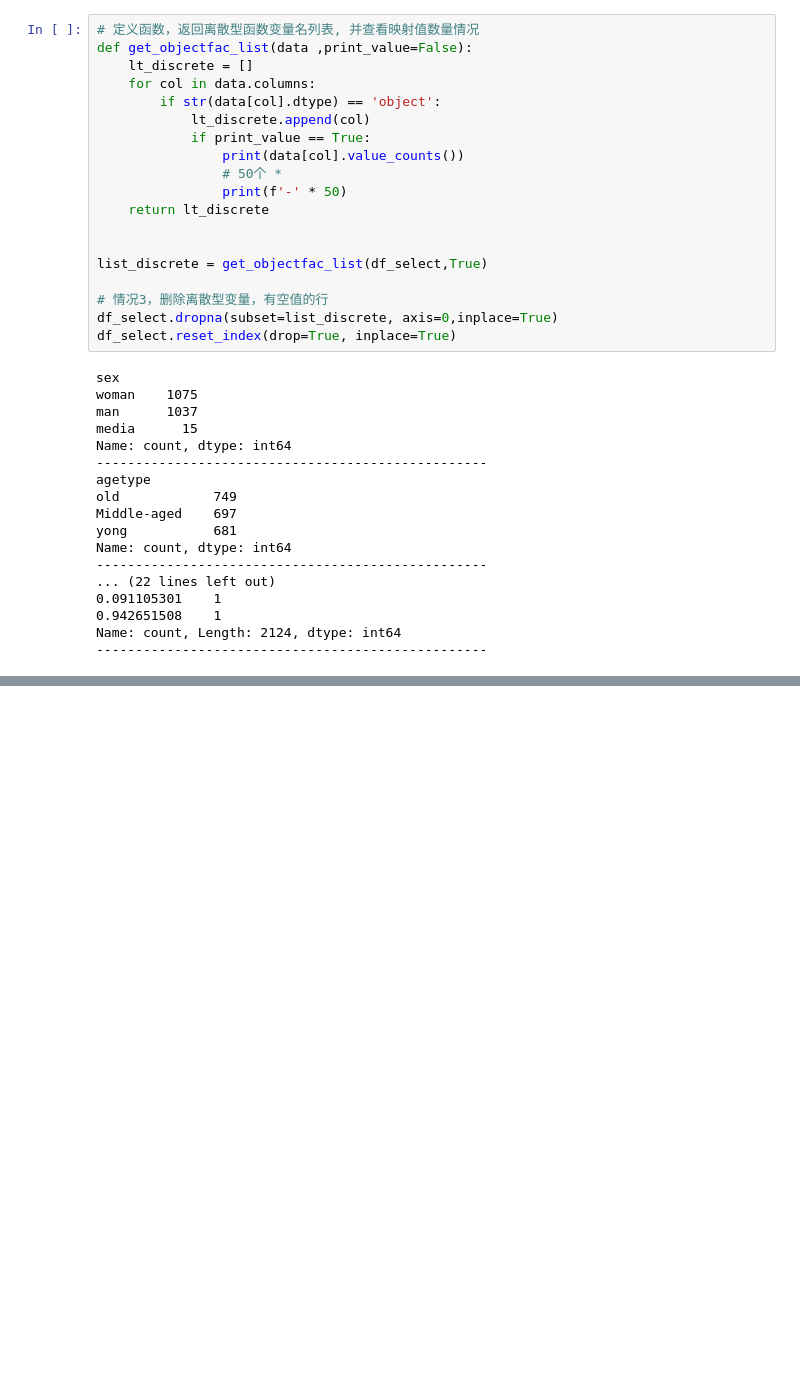
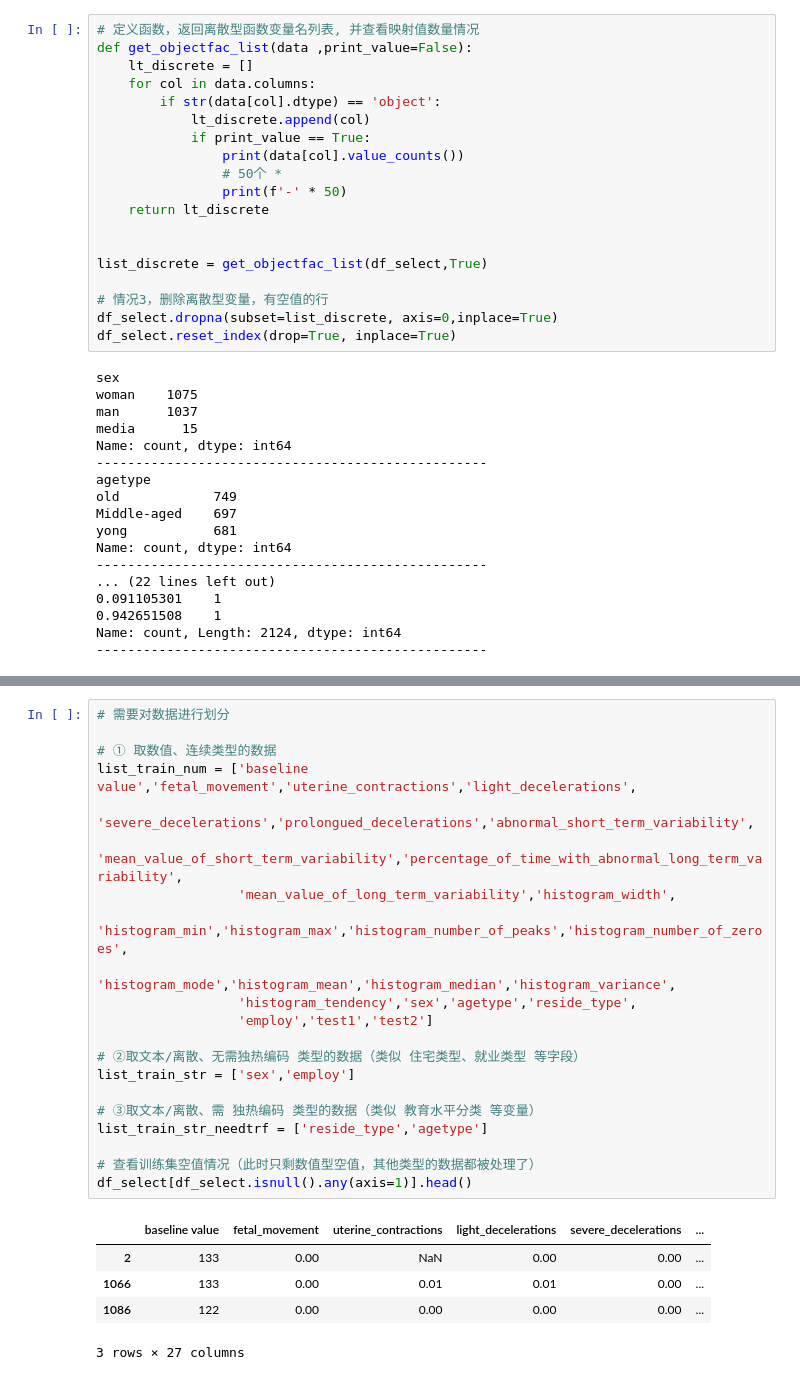
Before and after one commit to ZiangLiu666/Data_preparation, a Jupyter notebook: data_clean/Test.ipynb, the cells around one changed output, grey strips where cells are left out. Saved outputs shown, nothing was run; the diff lists cells and outputs as text; blank space fills up the shorter version.

```diff
--- a/data_clean/Test.ipynb
+++ b/data_clean/Test.ipynb
@@ -170,0 +289,27 @@ Name: count, Length: 2124, dtype: int64
+# %%
+# 需要对数据进行划分
+
+# ① 取数值、连续类型的数据
+list_train_num = ['baseline value','fetal_movement','uterine_contractions','light_decelerations',
+                  'severe_decelerations','prolongued_decelerations','abnormal_short_term_variability',
+                  'mean_value_of_short_term_variability','percentage_of_time_with_abnormal_long_term_variability',
+                  'mean_value_of_long_term_variability','histogram_width',
+                  'histogram_min','histogram_max','histogram_number_of_peaks','histogram_number_of_zeroes',
+                  'histogram_mode','histogram_mean','histogram_median','histogram_variance',
+                  'histogram_tendency','sex','agetype','reside_type',
+                  'employ','test1','test2']
+
+# ②取文本/离散、无需独热编码 类型的数据（类似 住宅类型、就业类型 等字段）
+list_train_str = ['sex','employ']
+
+# ③取文本/离散、需 独热编码 类型的数据（类似 教育水平分类 等变量）
+list_train_str_needtrf = ['reside_type','agetype']
+
+# 查看训练集空值情况（此时只剩数值型空值，其他类型的数据都被处理了）
+df_select[df_select.isnull().any(axis=1)].head()
+# %% [output]
+|  | baseline value | fetal_movement | uterine_contractions | light_decelerations | severe_decelerations | ... |
+| 2 | 133 | 0.00 | NaN | 0.00 | 0.00 | ... |
+| 1066 | 133 | 0.00 | 0.01 | 0.01 | 0.00 | ... |
+| 1086 | 122 | 0.00 | 0.00 | 0.00 | 0.00 | ... |
+3 rows × 27 columns
```
Also changed, not shown: parts of 6 cells of this notebook.
